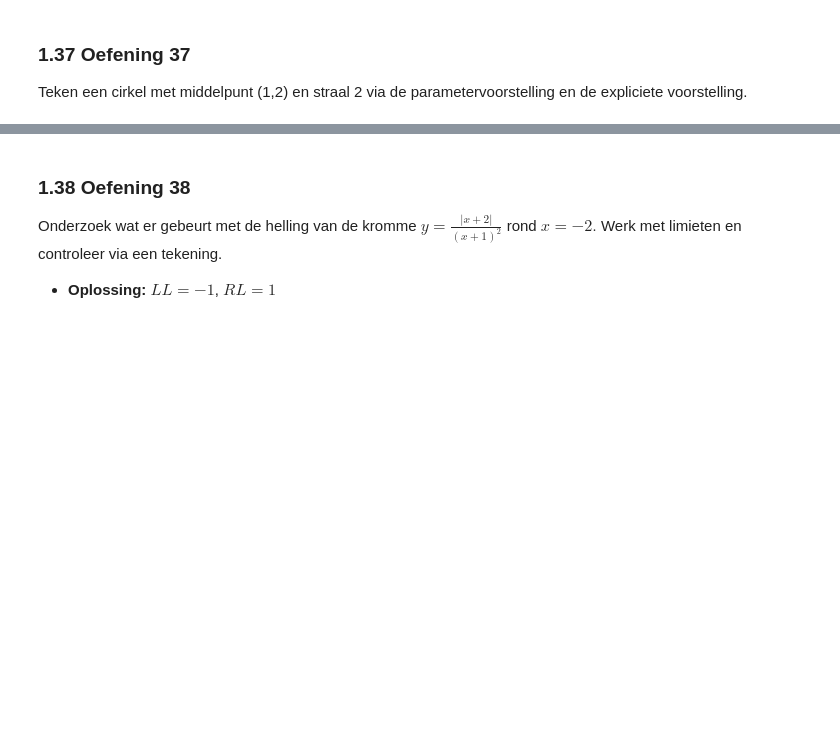
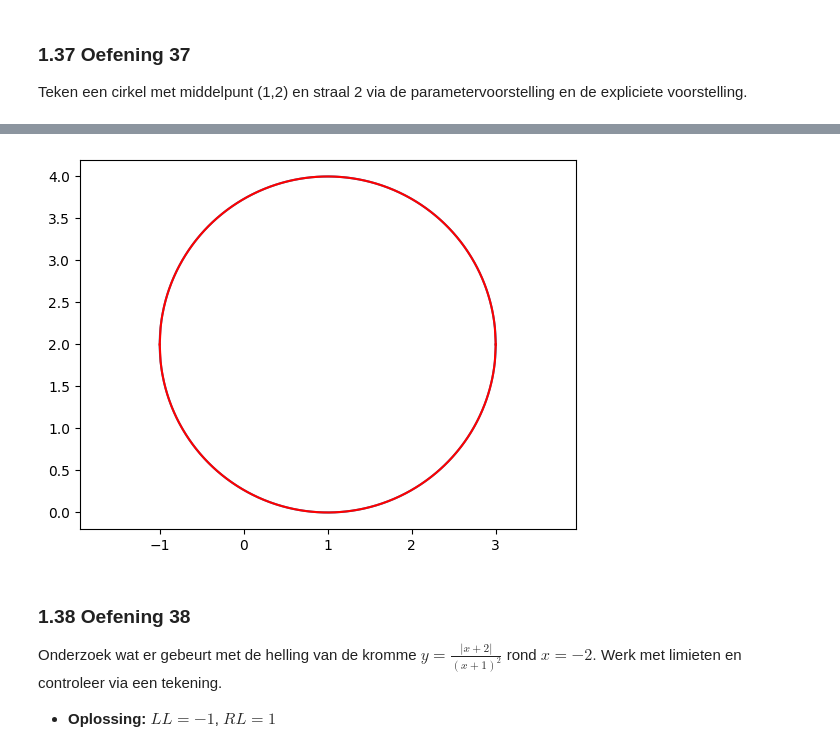
Before and after one commit to taliaXvdb/statistiekPython, a Jupyter notebook: alleOef.ipynb, the cells around one changed output, grey strips where cells are left out. Cells and saved outputs as stored; diff of their text form; code cells hidden in the pictures; blank space fills up the shorter version.

```diff
--- a/alleOef.ipynb
+++ b/alleOef.ipynb
@@ -794,3 +893,21 @@ Teken een cirkel met middelpunt (1,2) en straal 2 via de parametervoorstelling e
+# %%
+t = np.linspace(0,2*np.pi,400)
+x_p = 1 + 2 * np.cos(t)
+y_p = 2 + 2 * np.sin(t)
+
+x_ex = np.linspace(-1,3,400)
+y_ex_boven = 2 + np.sqrt(4-(x_ex-1)**2)
+y_ex_onder = 2 - np.sqrt(4-(x_ex-1)**2)
+
+plt.plot(x_p, y_p) # parametervoorstelling
+
+plt.plot(x_ex, y_ex_boven, 'r') # boven
+plt.plot(x_ex, y_ex_onder, 'r') # onder
+
+plt.axis('equal')
+plt.show()
+# %% [output]
+[figure, added]
 # %% [markdown]
 ### **1.38 Oefening 38**
 Onderzoek wat er gebeurt met de helling van de kromme $y=\frac{|x+2|}{(x+1)^{2}}$ rond $x=-2.$ Werk met limieten en controleer via een tekening.
```
Also changed, not shown: parts of 99 cells of this notebook, 3 other files.
